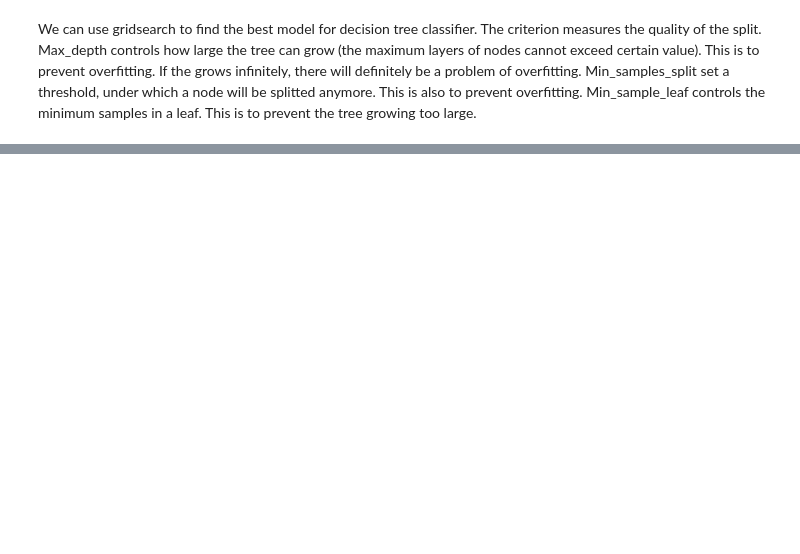
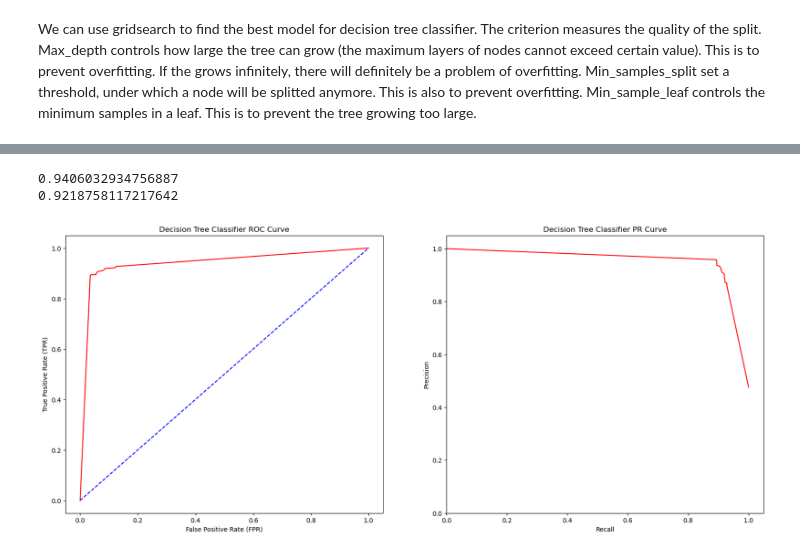
Before and after one commit to douglasli2827/Credit-Card-Fraud, a Jupyter notebook: CreditCardFraud.ipynb, the cells around one changed output, grey strips where cells are left out. Saved outputs shown, nothing was run; the diff lists cells and outputs as text; code cells hidden in the pictures; blank space fills up the shorter version.

```diff
--- a/CreditCardFraud.ipynb
+++ b/CreditCardFraud.ipynb
@@ -830,0 +940,31 @@ print(best_cvs_DTC.mean())
+# %%
+bestmodel_DTC_y_train_predicted = cross_val_predict(bestmodel_DTC, X_train, y_train, cv = 10, method = 'predict_proba')[:, 1]
+bestmodel_ras_DTC = roc_auc_score(y_train, bestmodel_DTC_y_train_predicted)
+fpr_logistic, tpr_logistic, thresholds_logistic = roc_curve(y_train, bestmodel_DTC_y_train_predicted)
+prs_DTC = average_precision_score(y_train, bestmodel_DTC_y_train_predicted)
+precision, recall, _ = precision_recall_curve(y_train, bestmodel_DTC_y_train_predicted)
+print(bestmodel_ras_DTC)
+print(prs_DTC)
+f, axes = plt.subplots(ncols=2, figsize = (20, 8))
+
+axes[0].plot(fpr_logistic, tpr_logistic, color = 'r')
+axes[0].plot([0, 1], [0, 1], color = 'b', linestyle = '--')
+plt.xlim(-0.05, 1.05)
+plt.ylim(0, 1.05)
+axes[0].set_xlabel('False Positive Rate (FPR)')
+axes[0].set_ylabel('True Positive Rate (TPR)')
+axes[0].set_title('Decision Tree Classifier ROC Curve')
+
+
+axes[1].plot(recall, precision, color = 'r')
+plt.xlim(0, 1.05)
+plt.ylim(0, 1.05)
+axes[1].set_xlabel('Recall')
+axes[1].set_ylabel('Precision')
+axes[1].set_title('Decision Tree Classifier PR Curve')
+
+plt.show()
+# %% [output]
+0.9406032934756887
+0.9218758117217642
+[figure, added]
```
Also changed, not shown: parts of 23 cells of this notebook.
